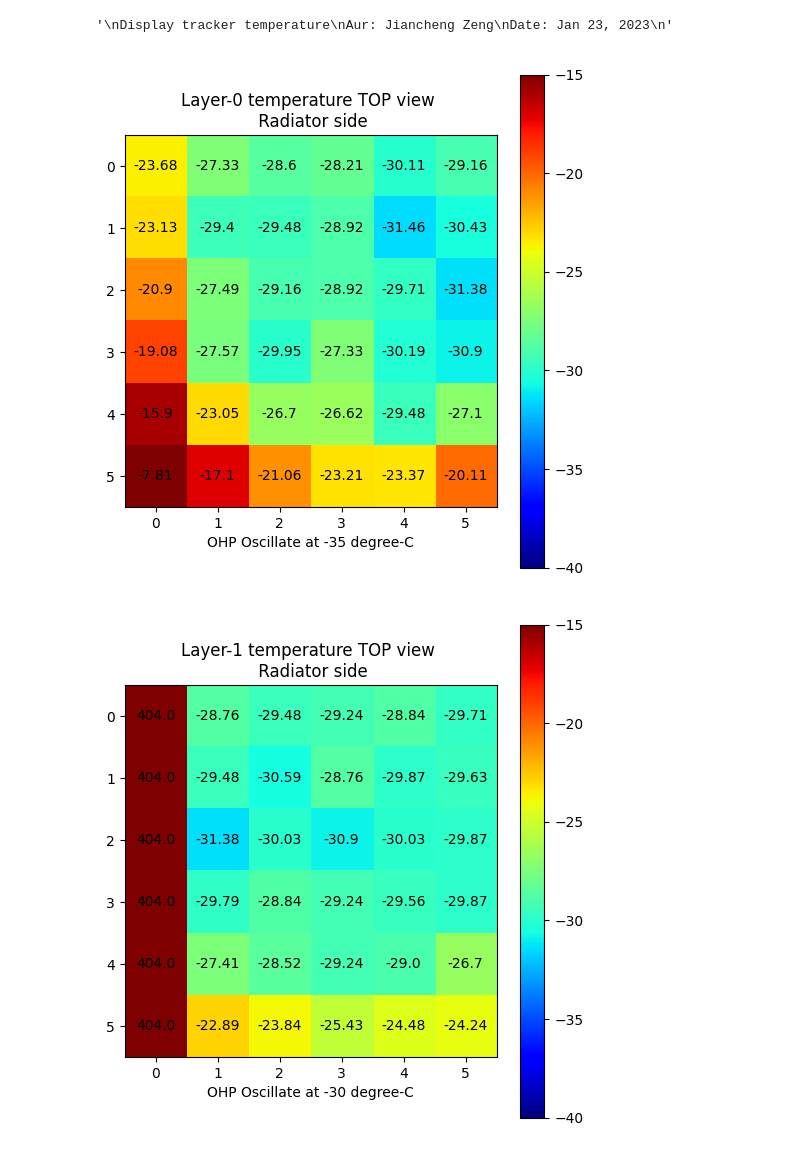
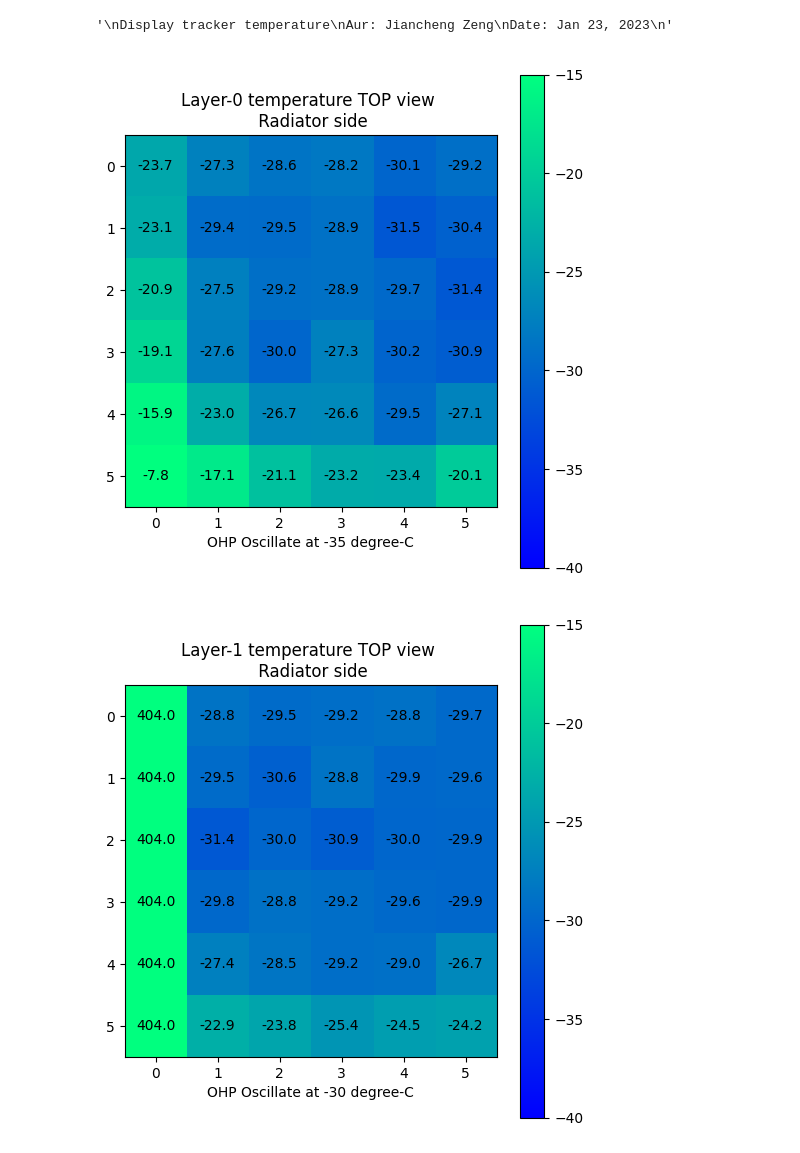
Before and after one commit to Eclipsedclaw/GAPS_thermal, a Jupyter notebook: tracker_temp.ipynb, the cells around one changed output. Saved outputs shown, nothing was run; the diff lists cells and outputs as text; code cells hidden in the pictures.

```diff
--- a/tracker_temp.ipynb
+++ b/tracker_temp.ipynb
@@ -15,25 +16,28 @@ from pylab import *
 # %%
 T_0=np.array([[-23.68, -27.33, -28.6, -28.21, -30.11, -29.16], [-23.13, -29.4, -29.48, -28.92, -31.46, -30.43], [-20.9, -27.49, -29.16, -28.92, -29.71, -31.38], [-19.08, -27.57, -29.95, -27.33, -30.19, -30.9], [-15.9, -23.05, -26.7, -26.62, -29.48, -27.1], [-7.81, -17.1, -21.06, -23.21, -23.37, -20.11]])
+
 fig = plt.figure(figsize=(6, 6.4))
-
 ax = fig.add_subplot(111)
 ax.set_title('Layer-0 temperature TOP view \n Radiator side')
 ax.set_aspect('equal')
 ax.set_xlabel('OHP Oscillate at -35 degree-C')
-plt.imshow(T_0, cmap = 'jet', vmin = -40, vmax = -15)
+plt.imshow(T_0, cmap = 'winter', vmin = -40, vmax = -15)
 cax = fig.add_axes([0.12, 0.1, 0.78, 0.8])
 cax.get_xaxis().set_visible(False)
 cax.get_yaxis().set_visible(False)
 cax.patch.set_alpha(0)
 cax.set_frame_on(False)
 plt.colorbar(orientation='vertical')
 
+'''
+Put temperature on the blocks
+'''
 for (j,i),label in np.ndenumerate(T_0):
-    ax.text(i,j,label, c='k', ha='center',va='center')
+    ax.text(i,j,round(T_0[j, i],1), c='k', ha='center',va='center')
 
 plt.show()
 # %% [output]
-[figure, old version]
+[figure, new version]
 # %%
 T_1=np.array([[404, -28.76, -29.48, -29.24, -28.84, -29.71], [404, -29.48, -30.59, -28.76, -29.87, -29.63], [404, -31.38, -30.03, -30.90, -30.03, -29.87], [404, -29.79, -28.84, -29.24, -29.56, -29.87], [404, -27.41, -28.52, -29.24, -29.00, -26.70], [404, -22.89, -23.84, -25.43, -24.48, -24.24]])
 fig = plt.figure(figsize=(6, 6.4))
@@ -42,7 +46,7 @@ ax = fig.add_subplot(111)
 ax.set_title('Layer-1 temperature TOP view \n Radiator side')
 ax.set_aspect('equal')
 ax.set_xlabel('OHP Oscillate at -30 degree-C')
-plt.imshow(T_1, cmap = 'jet', vmin = -40, vmax = -15)
+plt.imshow(T_1, cmap = 'winter', vmin = -40, vmax = -15)
 cax = fig.add_axes([0.12, 0.1, 0.78, 0.8])
 cax.get_xaxis().set_visible(False)
 cax.get_yaxis().set_visible(False)
@@ -50,12 +54,15 @@ cax.patch.set_alpha(0)
 cax.set_frame_on(False)
 plt.colorbar(orientation='vertical')
 
+'''
+Put temperature on the blocks
+'''
 for (j,i),label in np.ndenumerate(T_1):
-    ax.text(i,j,label, c='k', ha='center',va='center')
+    ax.text(i,j,round(T_1[j, i],1), c='k', ha='center',va='center')
 
 plt.show()
 # %% [output]
-[figure, old version]
+[figure, new version]
 # %%
 T_2=np.array([[-30.11, -30.11, -32.65, -32.65, -33.05, -31.38], [-30.75, -33.13, -33.13, -32.89, -34.00, -33.05], [-30.75, -32.73, -34.16, -33.37, -32.65, -33.05], [-30.03, -31.62, -32.10, -33.29, -33.60, -31.86], [-27.10, -29.79, -31.14, -31.38, -32.17, -31.22], [-24.08, -27.73, -28.84, -30.35, -29.87, -28.44]])
 fig = plt.figure(figsize=(6, 6.4))
```
Also changed, not shown: parts of 11 cells of this notebook.
